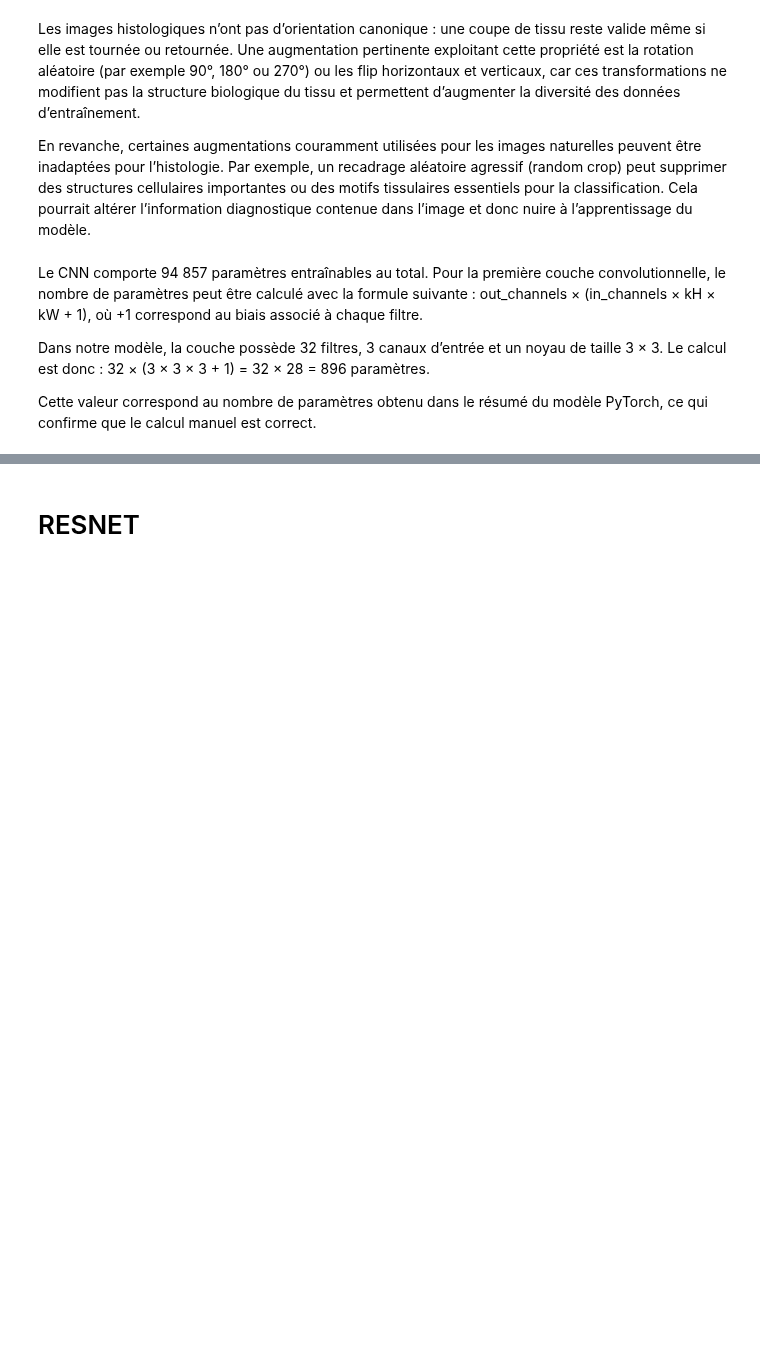
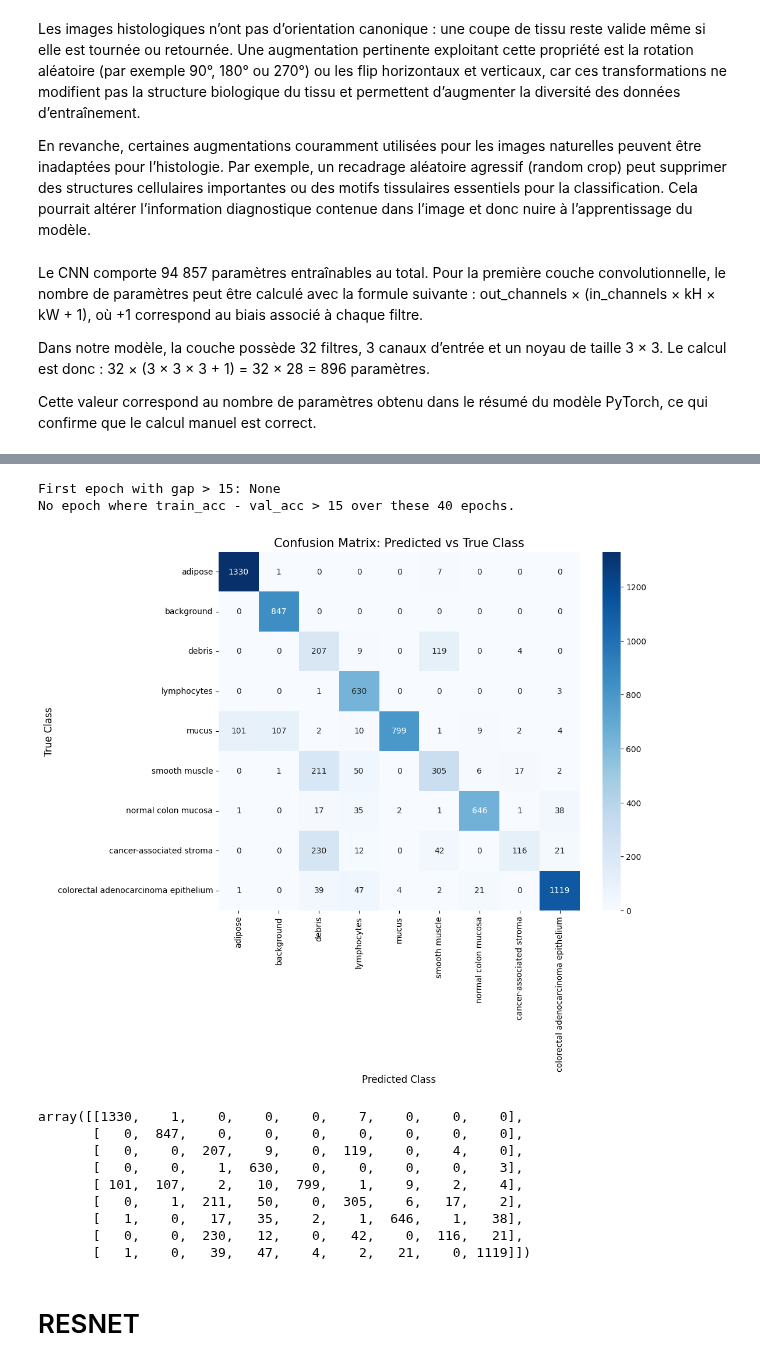
Before and after one commit to Omar29-long/PathMNISTClassification, a Jupyter notebook: pathmnist_classification.ipynb, the cells around one changed output, grey strips where cells are left out. Drawn from its saved outputs; the diff is of its cells as text; code cells hidden in the pictures; blank space fills up the shorter version.

```diff
--- a/pathmnist_classification.ipynb
+++ b/pathmnist_classification.ipynb
@@ -559,3 +625,38 @@ plot_training_history(history_cnn)
+# %%
+# Q3.1 — First epoch where the gap (train_acc - val_acc) exceeds 15 points
+gaps = [tr - va for tr, va in zip(history_cnn_notransform["train_acc"], history_cnn_notransform["val_acc"])]
+
+first_epoch = None
+for i, g in enumerate(gaps):
+    if g > 15:
+        first_epoch = i + 1  # epochs start at 1
+        break
+
+print("First epoch with gap > 15:", first_epoch)
+
+if first_epoch is not None:
+    i = first_epoch - 1
+    print("Train acc :", history_cnn_notransform["train_acc"][i])
+    print("Val acc :", history_cnn_notransform["val_acc"][i])
+    print("Gap :", gaps[i])
+else:
+    print("No epoch where train_acc - val_acc > 15 over these", EPOCHS_CNN, "epochs.")
+# %% [output]
+First epoch with gap > 15: None
+No epoch where train_acc - val_acc > 15 over these 40 epochs.
+# %%
+plot_confusion_matrix(cnn, test_loader_notransform, device, class_names)
+# %% [output]
+[figure, added]
+array([[1330,    1,    0,    0,    0,    7,    0,    0,    0],
+       [   0,  847,    0,    0,    0,    0,    0,    0,    0],
+       [   0,    0,  207,    9,    0,  119,    0,    4,    0],
+       [   0,    0,    1,  630,    0,    0,    0,    0,    3],
+       [ 101,  107,    2,   10,  799,    1,    9,    2,    4],
+       [   0,    1,  211,   50,    0,  305,    6,   17,    2],
+       [   1,    0,   17,   35,    2,    1,  646,    1,   38],
+       [   0,    0,  230,   12,    0,   42,    0,  116,   21],
+       [   1,    0,   39,   47,    4,    2,   21,    0, 1119]])
 # %% [markdown]
 # RESNET
 # %%
```
Also changed, not shown: parts of 64 cells of this notebook, 2 other files.
